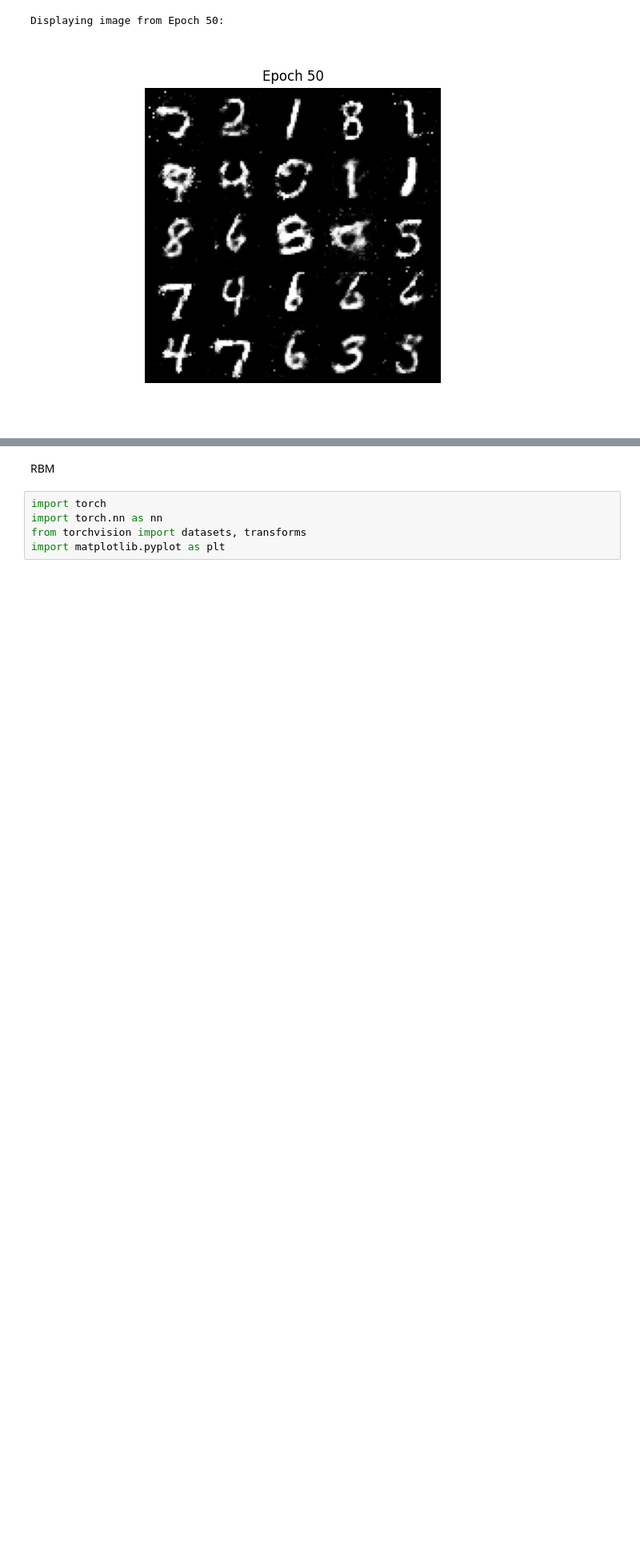
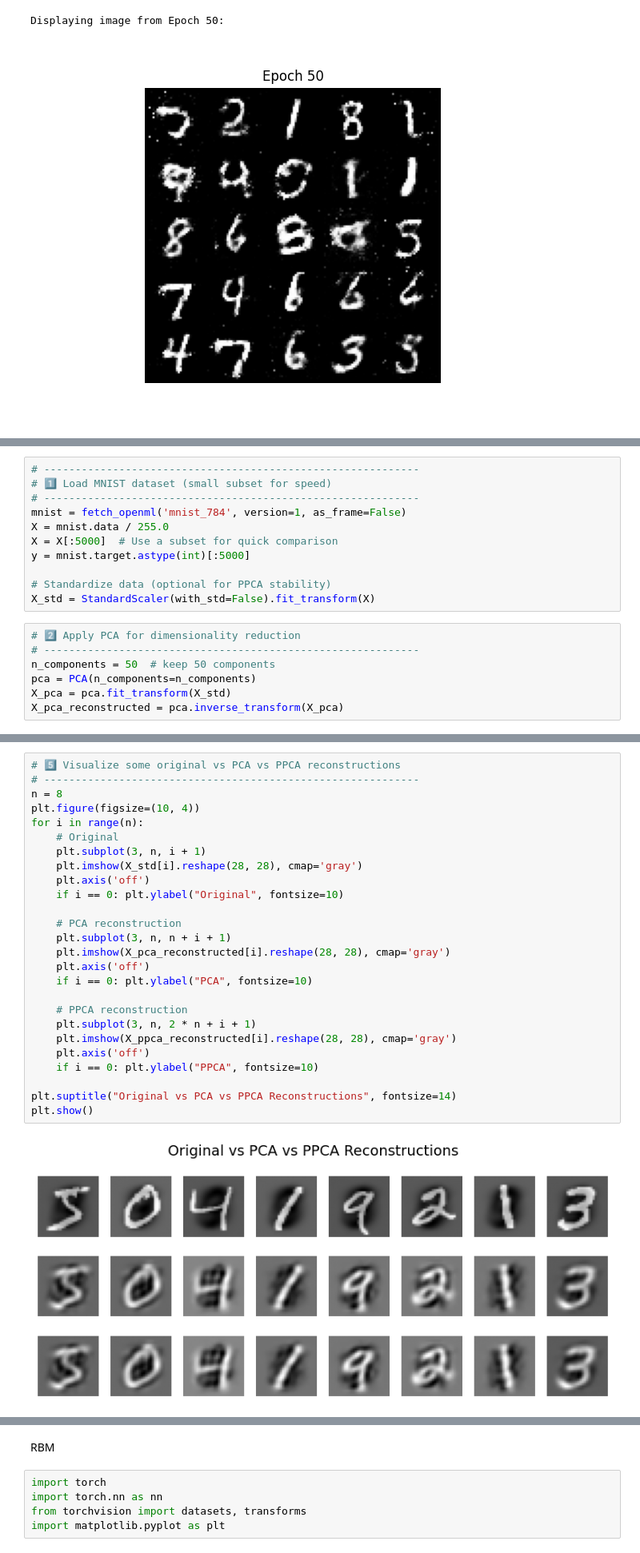
Before and after one commit to Nehasatheesh04/Deep_Learning, a Jupyter notebook: DL.ipynb, the cells around one changed output, grey strips where cells are left out. Shown at 80% size. Saved outputs shown, nothing was run; the diff lists cells and outputs as text; blank space fills up the shorter version.

```diff
--- a/DL.ipynb
+++ b/DL.ipynb
@@ -194,0 +204,18 @@ Displaying image from Epoch 50:
+# %%
+# ------------------------------------------------------------
+# 1️⃣ Load MNIST dataset (small subset for speed)
+# ------------------------------------------------------------
+mnist = fetch_openml('mnist_784', version=1, as_frame=False)
+X = mnist.data / 255.0
+X = X[:5000]  # Use a subset for quick comparison
+y = mnist.target.astype(int)[:5000]
+
+# Standardize data (optional for PPCA stability)
+X_std = StandardScaler(with_std=False).fit_transform(X)
+# %%
+# 2️⃣ Apply PCA for dimensionality reduction
+# ------------------------------------------------------------
+n_components = 50  # keep 50 components
+pca = PCA(n_components=n_components)
+X_pca = pca.fit_transform(X_std)
+X_pca_reconstructed = pca.inverse_transform(X_pca)
@@ -194,0 +283,28 @@ Displaying image from Epoch 50:
+# %%
+# 5️⃣ Visualize some original vs PCA vs PPCA reconstructions
+# ------------------------------------------------------------
+n = 8
+plt.figure(figsize=(10, 4))
+for i in range(n):
+    # Original
+    plt.subplot(3, n, i + 1)
+    plt.imshow(X_std[i].reshape(28, 28), cmap='gray')
+    plt.axis('off')
+    if i == 0: plt.ylabel("Original", fontsize=10)
+
+    # PCA reconstruction
+    plt.subplot(3, n, n + i + 1)
+    plt.imshow(X_pca_reconstructed[i].reshape(28, 28), cmap='gray')
+    plt.axis('off')
+    if i == 0: plt.ylabel("PCA", fontsize=10)
+
+    # PPCA reconstruction
+    plt.subplot(3, n, 2 * n + i + 1)
+    plt.imshow(X_ppca_reconstructed[i].reshape(28, 28), cmap='gray')
+    plt.axis('off')
+    if i == 0: plt.ylabel("PPCA", fontsize=10)
+
+plt.suptitle("Original vs PCA vs PPCA Reconstructions", fontsize=14)
+plt.show()
+# %% [output]
+[figure, added]
```
Also changed, not shown: parts of 17 cells of this notebook.
